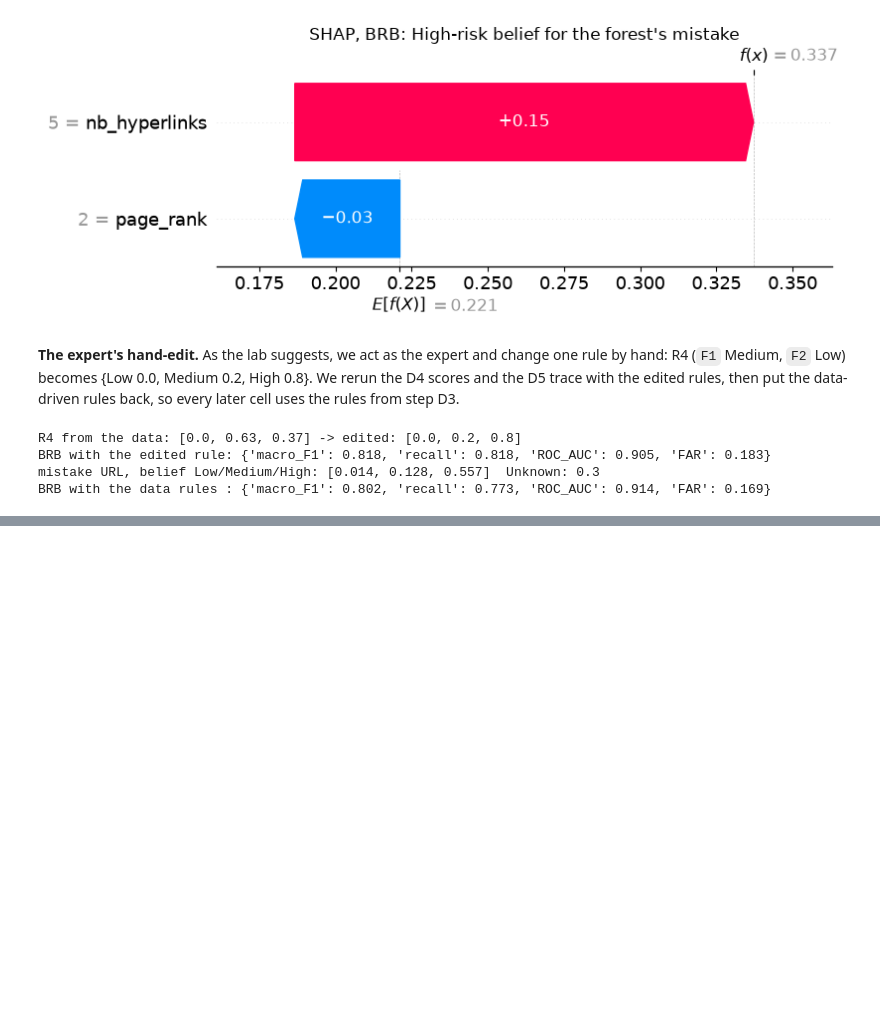
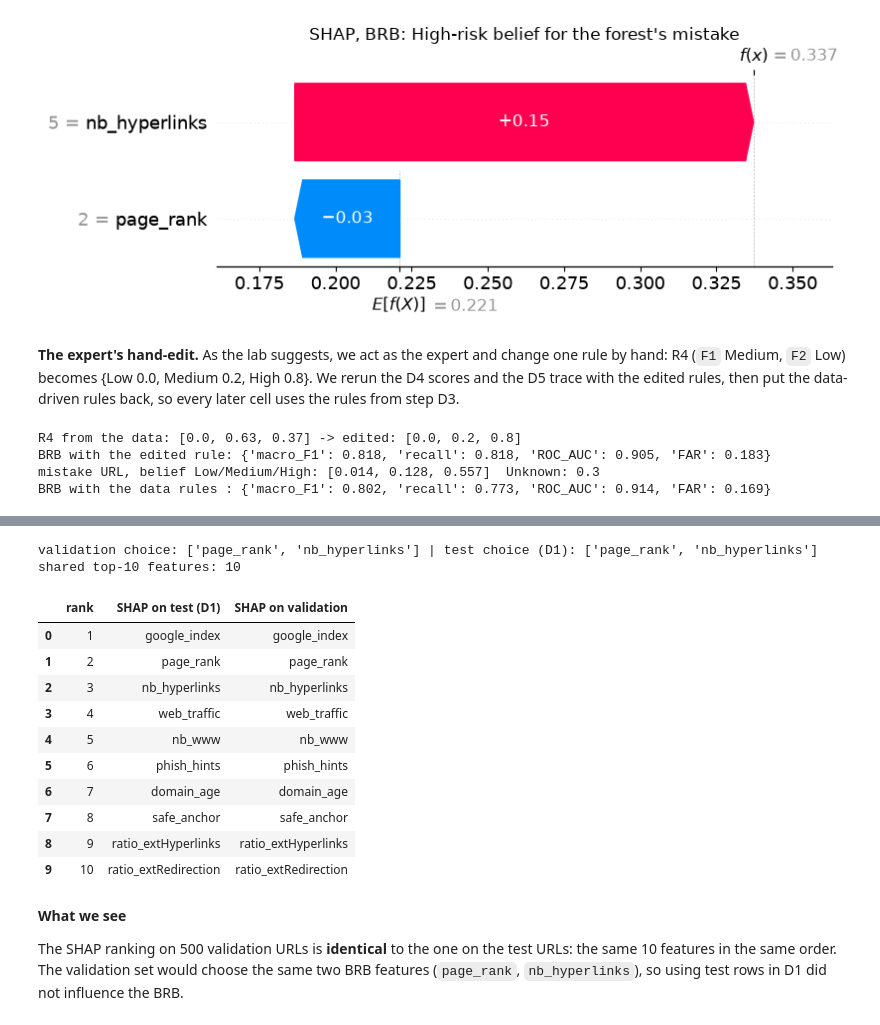
Before and after one commit to steve-nt/AI-for-Cybersecurity-Lab4.1, a Jupyter notebook: lab4_1_explaining_phishing_detectors.ipynb, the cells around one changed output, grey strips where cells are left out. Saved outputs shown, nothing was run; the diff lists cells and outputs as text; code cells hidden in the pictures; blank space fills up the shorter version.

```diff
--- a/lab4_1_explaining_phishing_detectors.ipynb
+++ b/lab4_1_explaining_phishing_detectors.ipynb
@@ -1374,0 +1581,37 @@ BRB with the data rules : {'macro_F1': 0.802, 'recall': 0.773, 'ROC_AUC': 0.914,
+# %%
+# STEP X4
+sv_val = explainer(X_val.iloc[:500])[:, :, 1]
+shap_top_val = pd.Series(np.abs(sv_val.values).mean(axis=0),
+                         index=X_val.columns).sort_values(ascending=False)
+ranked_val = [f for f in shap_top_val.index
+              if X_train[f].nunique() > 2 and three_levels(f)]
+print("validation choice:", ranked_val[:2], "| test choice (D1):", [F1, F2])
+assert ranked_val[:2] == [F1, F2], "the validation set would choose other features"
+
+x4_ranking = pd.DataFrame({"rank": range(1, 11),
+                           "SHAP on test (D1)": shap_top.index[:10],
+                           "SHAP on validation": shap_top_val.index[:10]})
+print("shared top-10 features:", len(set(shap_top.index[:10]) & set(shap_top_val.index[:10])))
+x4_ranking.to_csv("results/tables/X4_shap_ranking_test_vs_validation.csv", index=False)
+x4_ranking
+# %% [output]
+validation choice: ['page_rank', 'nb_hyperlinks'] | test choice (D1): ['page_rank', 'nb_hyperlinks']
+shared top-10 features: 10
+|  | rank | SHAP on test (D1) | SHAP on validation |
+| 0 | 1 | google_index | google_index |
+| 1 | 2 | page_rank | page_rank |
+| 2 | 3 | nb_hyperlinks | nb_hyperlinks |
+| 3 | 4 | web_traffic | web_traffic |
+| 4 | 5 | nb_www | nb_www |
+| 5 | 6 | phish_hints | phish_hints |
+| 6 | 7 | domain_age | domain_age |
+| 7 | 8 | safe_anchor | safe_anchor |
+| 8 | 9 | ratio_extHyperlinks | ratio_extHyperlinks |
+| 9 | 10 | ratio_extRedirection | ratio_extRedirection |
+# %% [markdown]
+<!-- STEP X4 -->
+**What we see**
+
+The SHAP ranking on 500 validation URLs is **identical** to the one on the test URLs: the same 10
+features in the same order. The validation set would choose the same two BRB features
+(`page_rank`, `nb_hyperlinks`), so using test rows in D1 did not influence the BRB.
```
Also changed, not shown: parts of 15 cells of this notebook, 12 other files.
